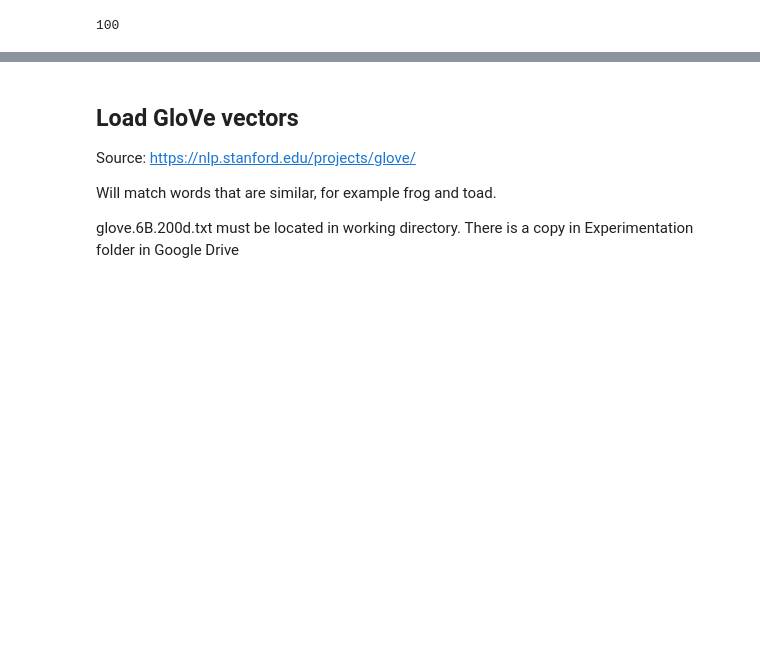
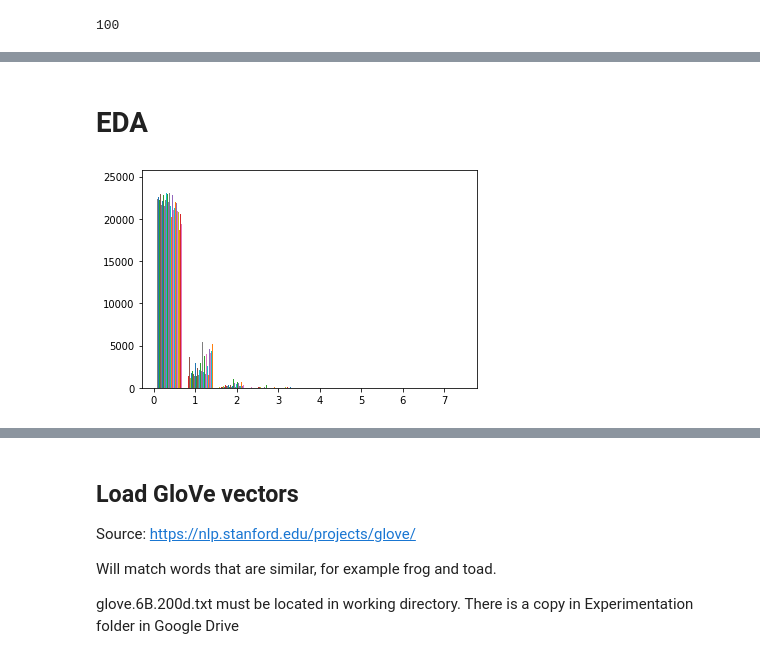
Before and after one commit to CocoTheAussieCat/dl_at3, a Jupyter notebook: Group_model.ipynb, the cells around one changed output, grey strips where cells are left out. Saved outputs shown, nothing was run; the diff lists cells and outputs as text; code cells hidden in the pictures; blank space fills up the shorter version.

```diff
--- a/Group_model.ipynb
+++ b/Group_model.ipynb
@@ -663,0 +711,9 @@ len(X1val)
+# %% [markdown]
+# EDA
+# %%
+#Image ID? or image pixels?
+import matplotlib.pyplot as plt
+plt.hist(X1train)
+plt.show()
+# %% [output]
+[figure, added]
```
Also changed, not shown: parts of 15 cells of this notebook.
